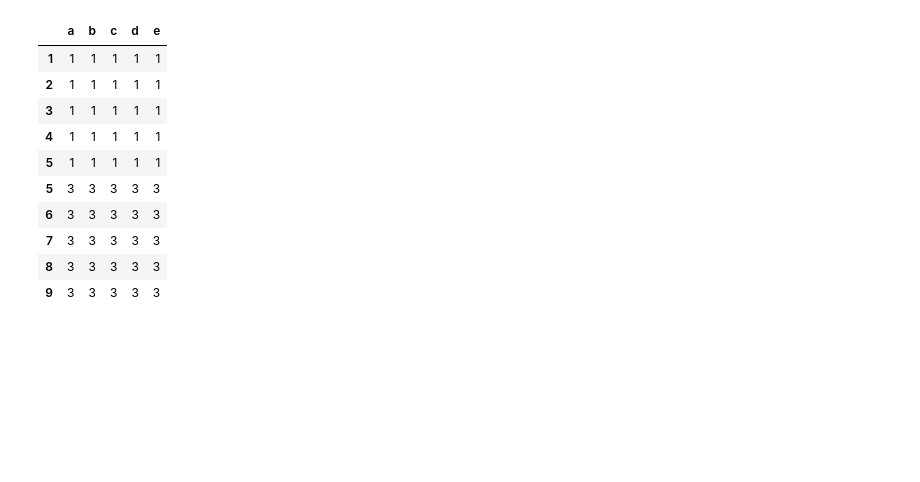
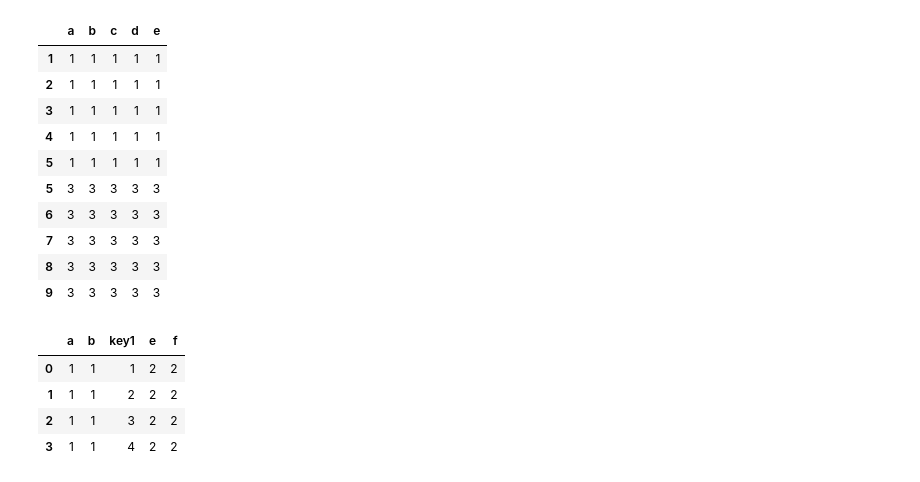
Before and after one commit to Dhrumil-Zion/Data-Science-Essentials, a Jupyter notebook: Pandas/pandas_first.py.ipynb, the cells around one changed output. Cells and saved outputs as stored; diff of their text form; code cells hidden in the pictures; blank space fills up the shorter version.

```diff
--- a/Pandas/pandas_first.py.ipynb
+++ b/Pandas/pandas_first.py.ipynb
@@ -356,3 +356,14 @@ pd.concat([dgg,dgh],axis=0)
 | 7 | 3 | 3 | 3 | 3 | 3 |
 | 8 | 3 | 3 | 3 | 3 | 3 |
 | 9 | 3 | 3 | 3 | 3 | 3 |
+# %%
+gv= pd.DataFrame({'a':[1,1,1,1,],'b':[1,1,1,1,],'key1':[1,2,3,4]})
+cv= pd.DataFrame({'e':[2,2,2,2,],'f':[2,2,2,2,],'key1':[1,2,3,4]})
+# %%
+pd.merge(gv,cv,on='key1')
+# %% [output]
+|  | a | b | key1 | e | f |
+| 0 | 1 | 1 | 1 | 2 | 2 |
+| 1 | 1 | 1 | 2 | 2 | 2 |
+| 2 | 1 | 1 | 3 | 2 | 2 |
+| 3 | 1 | 1 | 4 | 2 | 2 |
```
Also changed, not shown: parts of 8 cells of this notebook.
